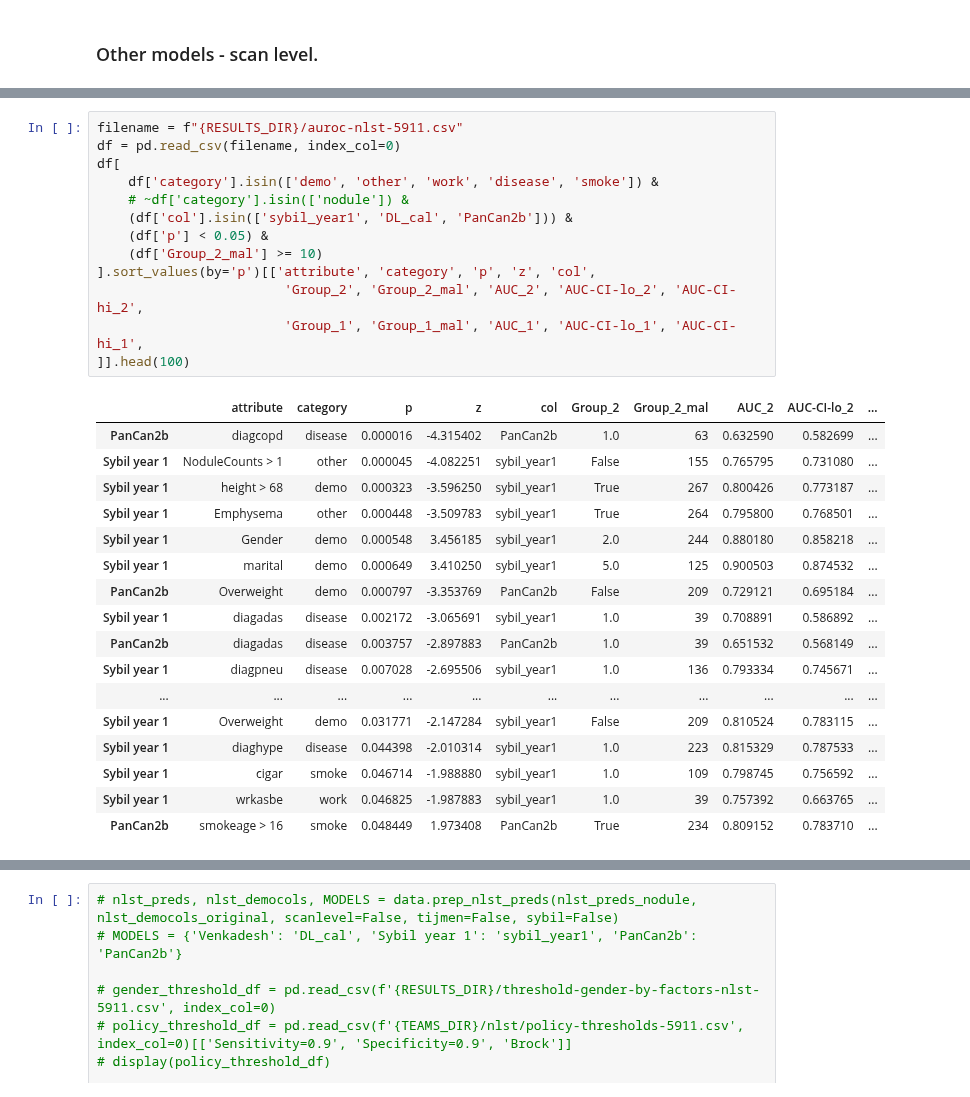
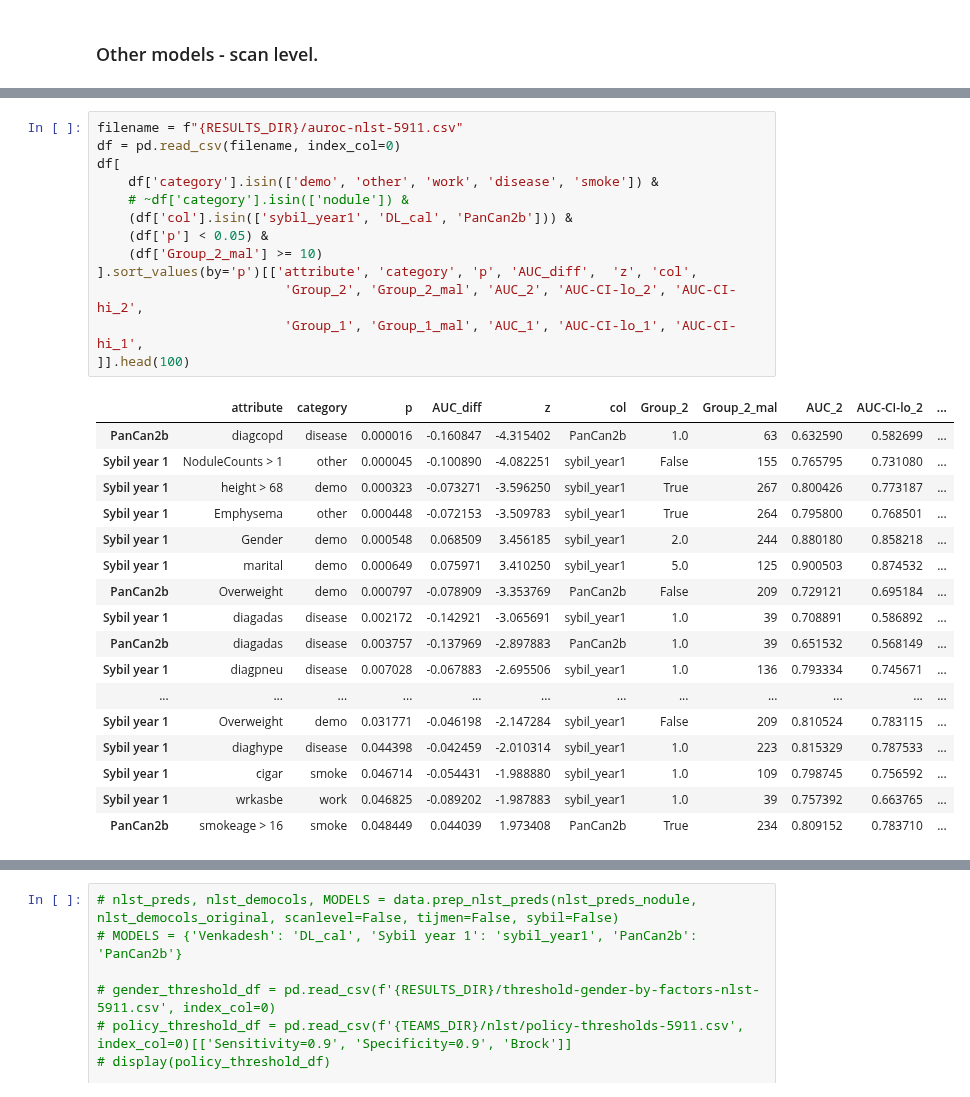
Before and after one commit to DIAGNijmegen/bodyct-lung-malignancy-fairness, a Jupyter notebook: save_all_results.ipynb, the cells around one changed output, grey strips where cells are left out. Saved outputs shown, nothing was run; the diff lists cells and outputs as text.

Commit message:
auc diffs

```diff
--- a/save_all_results.ipynb
+++ b/save_all_results.ipynb
@@ -474,34 +478,34 @@ df.sort_values(by='p')[['attribute', 'p', 'col',
 # %%
 filename = f"{RESULTS_DIR}/auroc-nlst-5911.csv"
 df = pd.read_csv(filename, index_col=0)
 df[
     df['category'].isin(['demo', 'other', 'work', 'disease', 'smoke']) &
     # ~df['category'].isin(['nodule']) &
     (df['col'].isin(['sybil_year1', 'DL_cal', 'PanCan2b'])) &
     (df['p'] < 0.05) &
     (df['Group_2_mal'] >= 10)
-].sort_values(by='p')[['attribute', 'category', 'p', 'z', 'col',
+].sort_values(by='p')[['attribute', 'category', 'p', 'AUC_diff',  'z', 'col',
                         'Group_2', 'Group_2_mal', 'AUC_2', 'AUC-CI-lo_2', 'AUC-CI-hi_2',
                         'Group_1', 'Group_1_mal', 'AUC_1', 'AUC-CI-lo_1', 'AUC-CI-hi_1',
 ]].head(100)
 # %% [output]
-|  | attribute | category | p | z | col | Group_2 | Group_2_mal | AUC_2 | AUC-CI-lo_2 | ... |
-| PanCan2b | diagcopd | disease | 0.000016 | -4.315402 | PanCan2b | 1.0 | 63 | 0.632590 | 0.582699 | ... |
-| Sybil year 1 | NoduleCounts > 1 | other | 0.000045 | -4.082251 | sybil_year1 | False | 155 | 0.765795 | 0.731080 | ... |
-| Sybil year 1 | height > 68 | demo | 0.000323 | -3.596250 | sybil_year1 | True | 267 | 0.800426 | 0.773187 | ... |
-| Sybil year 1 | Emphysema | other | 0.000448 | -3.509783 | sybil_year1 | True | 264 | 0.795800 | 0.768501 | ... |
-| Sybil year 1 | Gender | demo | 0.000548 | 3.456185 | sybil_year1 | 2.0 | 244 | 0.880180 | 0.858218 | ... |
-| Sybil year 1 | marital | demo | 0.000649 | 3.410250 | sybil_year1 | 5.0 | 125 | 0.900503 | 0.874532 | ... |
-| PanCan2b | Overweight | demo | 0.000797 | -3.353769 | PanCan2b | False | 209 | 0.729121 | 0.695184 | ... |
-| Sybil year 1 | diagadas | disease | 0.002172 | -3.065691 | sybil_year1 | 1.0 | 39 | 0.708891 | 0.586892 | ... |
-| PanCan2b | diagadas | disease | 0.003757 | -2.897883 | PanCan2b | 1.0 | 39 | 0.651532 | 0.568149 | ... |
-| Sybil year 1 | diagpneu | disease | 0.007028 | -2.695506 | sybil_year1 | 1.0 | 136 | 0.793334 | 0.745671 | ... |
-| ... | ... | ... | ... | ... | ... | ... | ... | ... | ... | ... |
-| Sybil year 1 | Overweight | demo | 0.031771 | -2.147284 | sybil_year1 | False | 209 | 0.810524 | 0.783115 | ... |
-| Sybil year 1 | diaghype | disease | 0.044398 | -2.010314 | sybil_year1 | 1.0 | 223 | 0.815329 | 0.787533 | ... |
-| Sybil year 1 | cigar | smoke | 0.046714 | -1.988880 | sybil_year1 | 1.0 | 109 | 0.798745 | 0.756592 | ... |
-| Sybil year 1 | wrkasbe | work | 0.046825 | -1.987883 | sybil_year1 | 1.0 | 39 | 0.757392 | 0.663765 | ... |
-| PanCan2b | smokeage > 16 | smoke | 0.048449 | 1.973408 | PanCan2b | True | 234 | 0.809152 | 0.783710 | ... |
+|  | attribute | category | p | AUC_diff | z | col | Group_2 | Group_2_mal | AUC_2 | AUC-CI-lo_2 | ... |
+| PanCan2b | diagcopd | disease | 0.000016 | -0.160847 | -4.315402 | PanCan2b | 1.0 | 63 | 0.632590 | 0.582699 | ... |
+| Sybil year 1 | NoduleCounts > 1 | other | 0.000045 | -0.100890 | -4.082251 | sybil_year1 | False | 155 | 0.765795 | 0.731080 | ... |
+| Sybil year 1 | height > 68 | demo | 0.000323 | -0.073271 | -3.596250 | sybil_year1 | True | 267 | 0.800426 | 0.773187 | ... |
+| Sybil year 1 | Emphysema | other | 0.000448 | -0.072153 | -3.509783 | sybil_year1 | True | 264 | 0.795800 | 0.768501 | ... |
+| Sybil year 1 | Gender | demo | 0.000548 | 0.068509 | 3.456185 | sybil_year1 | 2.0 | 244 | 0.880180 | 0.858218 | ... |
+| Sybil year 1 | marital | demo | 0.000649 | 0.075971 | 3.410250 | sybil_year1 | 5.0 | 125 | 0.900503 | 0.874532 | ... |
+| PanCan2b | Overweight | demo | 0.000797 | -0.078909 | -3.353769 | PanCan2b | False | 209 | 0.729121 | 0.695184 | ... |
+| Sybil year 1 | diagadas | disease | 0.002172 | -0.142921 | -3.065691 | sybil_year1 | 1.0 | 39 | 0.708891 | 0.586892 | ... |
+| PanCan2b | diagadas | disease | 0.003757 | -0.137969 | -2.897883 | PanCan2b | 1.0 | 39 | 0.651532 | 0.568149 | ... |
+| Sybil year 1 | diagpneu | disease | 0.007028 | -0.067883 | -2.695506 | sybil_year1 | 1.0 | 136 | 0.793334 | 0.745671 | ... |
+| ... | ... | ... | ... | ... | ... | ... | ... | ... | ... | ... | ... |
+| Sybil year 1 | Overweight | demo | 0.031771 | -0.046198 | -2.147284 | sybil_year1 | False | 209 | 0.810524 | 0.783115 | ... |
+| Sybil year 1 | diaghype | disease | 0.044398 | -0.042459 | -2.010314 | sybil_year1 | 1.0 | 223 | 0.815329 | 0.787533 | ... |
+| Sybil year 1 | cigar | smoke | 0.046714 | -0.054431 | -1.988880 | sybil_year1 | 1.0 | 109 | 0.798745 | 0.756592 | ... |
+| Sybil year 1 | wrkasbe | work | 0.046825 | -0.089202 | -1.987883 | sybil_year1 | 1.0 | 39 | 0.757392 | 0.663765 | ... |
+| PanCan2b | smokeage > 16 | smoke | 0.048449 | 0.044039 | 1.973408 | PanCan2b | True | 234 | 0.809152 | 0.783710 | ... |
 # %%
 sybil_worse_df = df[(df['p'] < 0.05) & (df['col'] == 'sybil_year1')]
 gender_df = pd.read_csv(f'{RESULTS_DIR}/auroc-gender-by-factors-nlst-5911.csv')
```
Also changed, not shown: parts of 18 cells of this notebook.
